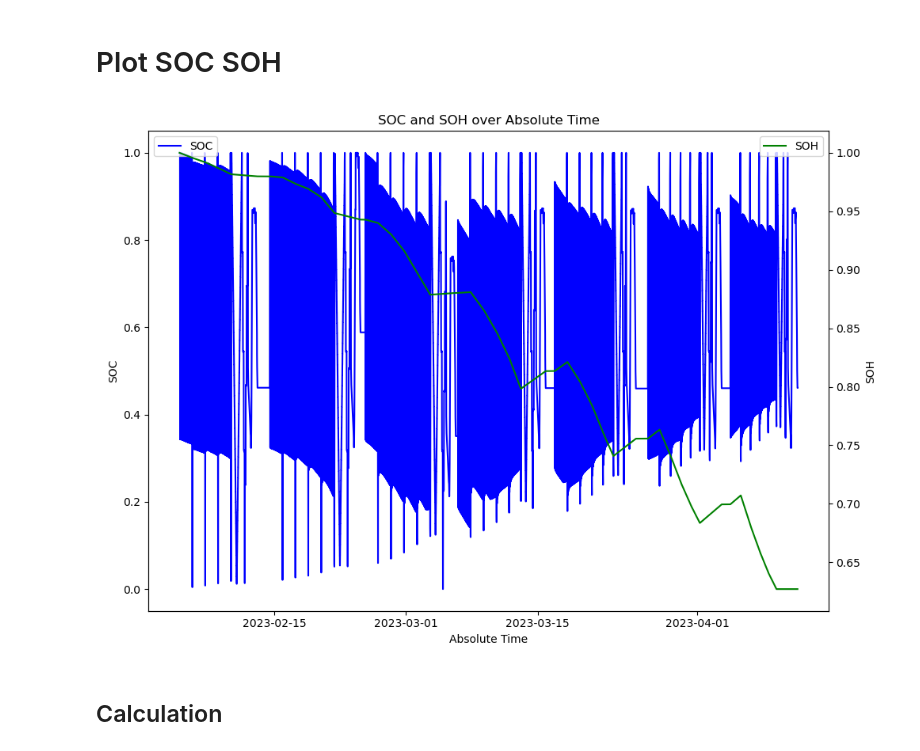
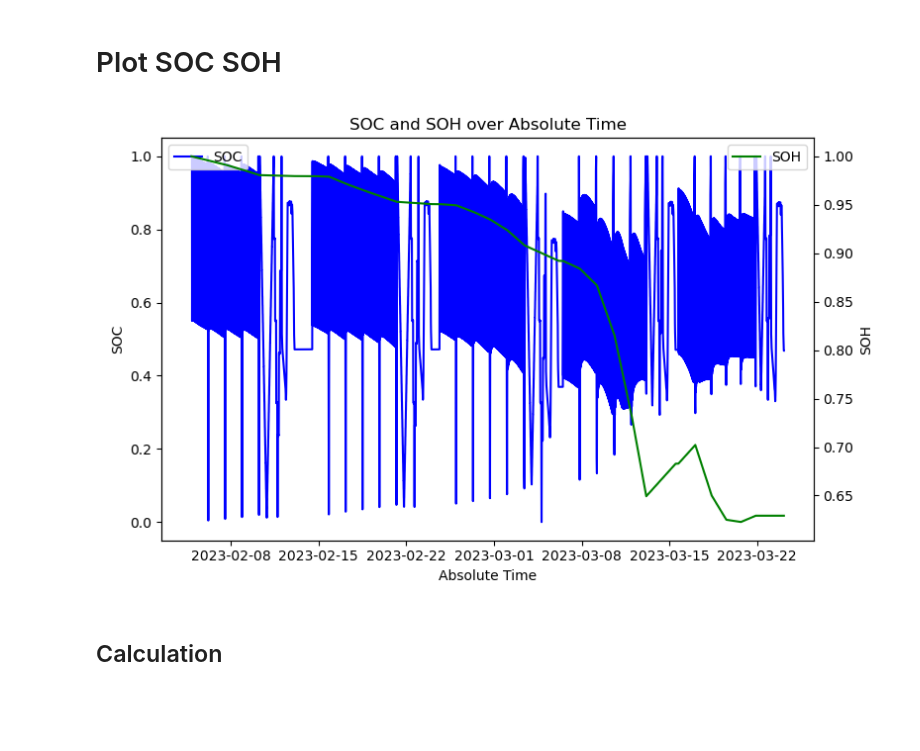
Before and after one commit to zzhuqshun/Thesis, a Jupyter notebook: 01_Datenaufbereitung/Data.ipynb, the cells around one changed output. Saved outputs shown, nothing was run; the diff lists cells and outputs as text; code cells hidden in the pictures; blank space fills up the shorter version.

```diff
--- a/01_Datenaufbereitung/Data.ipynb
+++ b/01_Datenaufbereitung/Data.ipynb
@@ -34,29 +34,29 @@ from tqdm import tqdm
 # %% [markdown]
 # Load data
 # %%
-df_file = pd.read_parquet(r"E:\00_Thesis\01_Datenaufbereitung\Output\Calculated\df_15.parquet")
+df_file = pd.read_parquet(r"E:\00_Thesis\01_Datenaufbereitung\Output\Calculated\df_13.parquet")
 df_file['Absolute_Time[yyyy-mm-dd hh:mm:ss]'] = pd.to_datetime(df_file['Absolute_Time[yyyy-mm-dd hh:mm:ss]'])
 # %% [markdown]
 # Plot SOC SOH
 # %%
-fig, ax1 = plt.subplots(figsize=(10, 7))
+fig, ax1 = plt.subplots(figsize=(8, 5))
 
 ax1.set_xlabel('Absolute Time')
 ax1.set_ylabel('SOC')
 ax1.plot(df_file['Absolute_Time[yyyy-mm-dd hh:mm:ss]'], df_file['SOC_ZHU'], color='blue', label='SOC')
 ax1.legend(loc='upper left')
 
 ax2 = ax1.twinx()
 ax2.set_ylabel('SOH')
 ax2.plot(df_file['Absolute_Time[yyyy-mm-dd hh:mm:ss]'], df_file['SOH_ZHU'], color='green', label='SOH')
 ax2.legend(loc='upper right')
 
 plt.title("SOC and SOH over Absolute Time")
 plt.xticks(rotation=45)
 fig.tight_layout()
 plt.show()
 # %% [output]
-[figure, old version]
+[figure, new version]
 # %% [markdown]
 ## Calculation
 # %%
```
Also changed, not shown: parts of 10 cells of this notebook, 2 other files.
